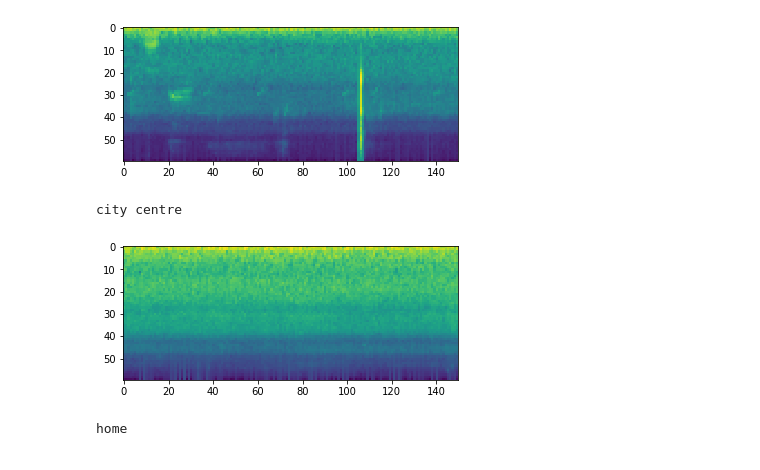
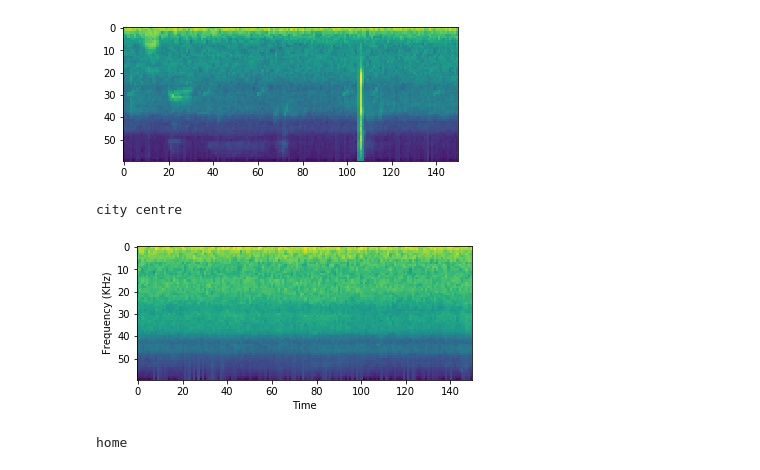
Before and after one commit to tomstark99/COMSM0045, a Jupyter notebook: coursework/VisualiseSpec.ipynb, the cells around one changed output. Cells and saved outputs as stored; diff of their text form; code cells hidden in the pictures.

```diff
--- a/coursework/VisualiseSpec.ipynb
+++ b/coursework/VisualiseSpec.ipynb
@@ -62,11 +62,13 @@ print('park')
 park
 [figure]
 # %%
+plt.xlabel('Time')
+plt.ylabel('Frequency (KHz)')
 plt.imshow(spec4.numpy())
 print('city centre')
 # %% [output]
 city centre
-[figure, old version]
+[figure, new version]
 # %%
 plt.imshow(spec5.numpy())
 print('home')
```
Also changed, not shown: parts of 3 cells of this notebook, 2 other files.
